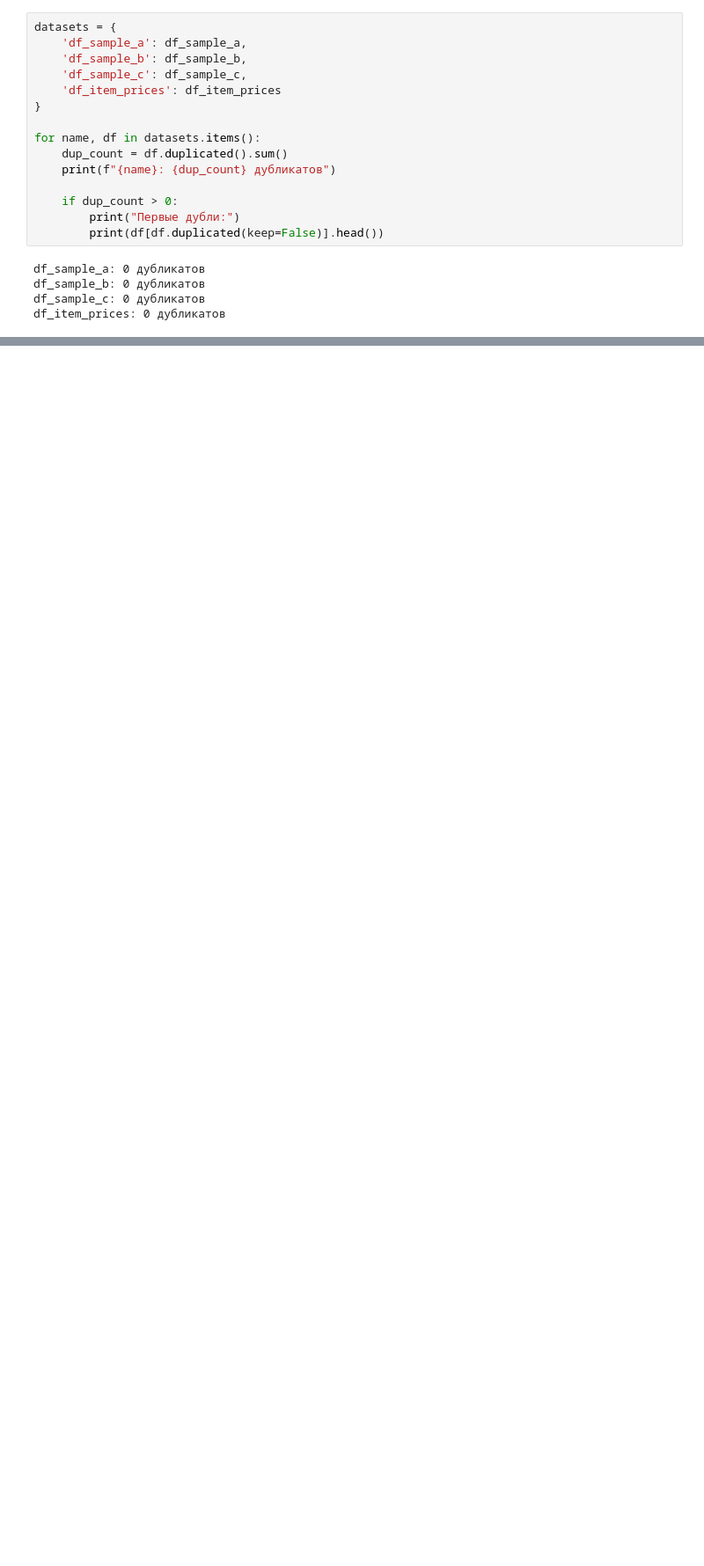
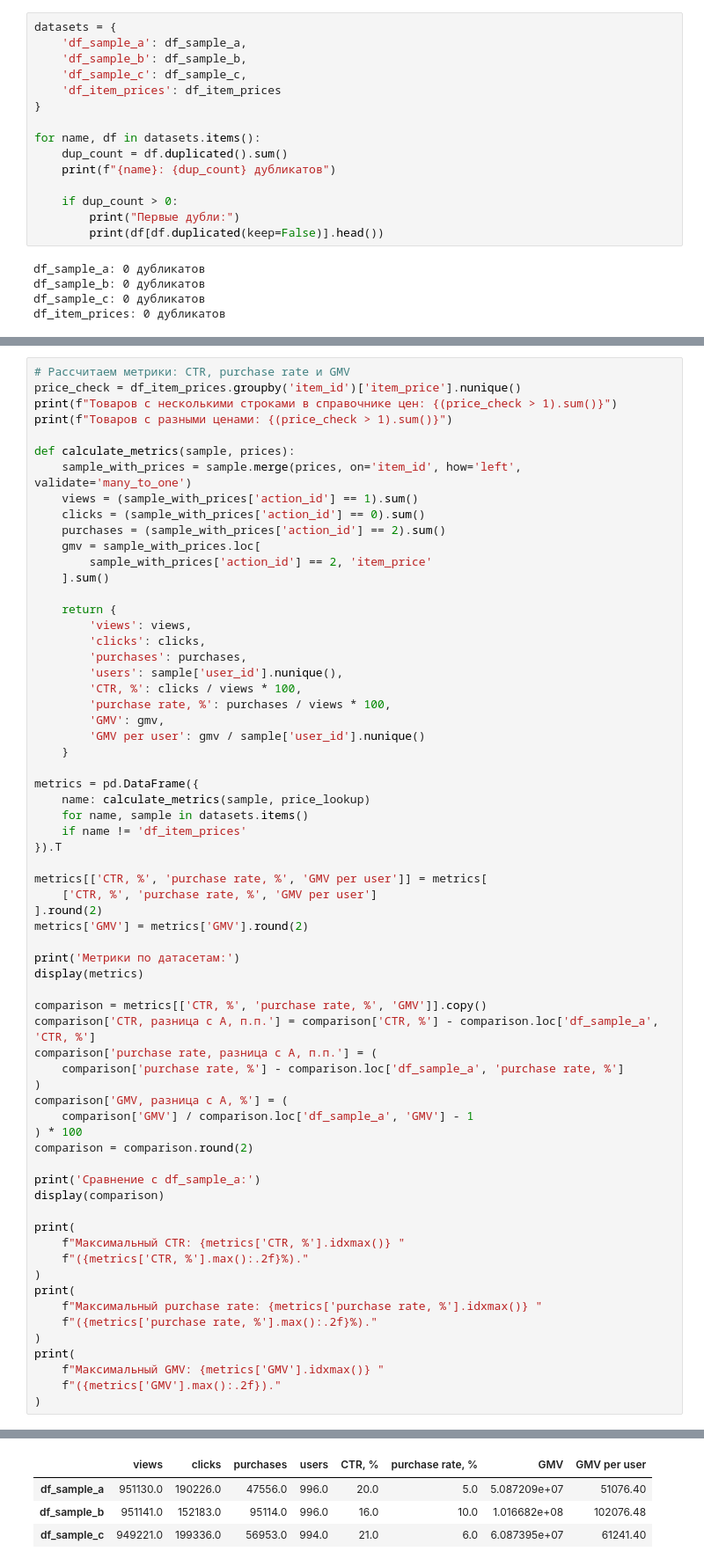
Before and after one commit to tgorbunov/sf_data_science, a Jupyter notebook: Skillfactory_ML/Economic impact assessment and MVP development/MVP-3. A B testing preparation and execution_Homework_TGorbunov.ipynb, the cells around one changed output, grey strips where cells are left out. Shown at 88% size. Saved outputs shown, nothing was run; the diff lists cells and outputs as text; blank space fills up the shorter version.

```diff
--- a/Skillfactory_ML/Economic impact assessment and MVP development/MVP-3. A B testing preparation and execution_Homework_TGorbunov.ipynb
+++ b/Skillfactory_ML/Economic impact assessment and MVP development/MVP-3. A B testing preparation and execution_Homework_TGorbunov.ipynb
@@ -159,0 +430,66 @@ df_item_prices: 0 дубликатов
+# %%
+# Рассчитаем метрики: CTR, purchase rate и GMV
+price_check = df_item_prices.groupby('item_id')['item_price'].nunique()
+print(f"Товаров с несколькими строками в справочнике цен: {(price_check > 1).sum()}")
+print(f"Товаров с разными ценами: {(price_check > 1).sum()}")
+
+def calculate_metrics(sample, prices):
+    sample_with_prices = sample.merge(prices, on='item_id', how='left', validate='many_to_one')
+    views = (sample_with_prices['action_id'] == 1).sum()
+    clicks = (sample_with_prices['action_id'] == 0).sum()
+    purchases = (sample_with_prices['action_id'] == 2).sum()
+    gmv = sample_with_prices.loc[
+        sample_with_prices['action_id'] == 2, 'item_price'
+    ].sum()
+
+    return {
+        'views': views,
+        'clicks': clicks,
+        'purchases': purchases,
+        'users': sample['user_id'].nunique(),
+        'CTR, %': clicks / views * 100,
+        'purchase rate, %': purchases / views * 100,
+        'GMV': gmv,
+        'GMV per user': gmv / sample['user_id'].nunique()
+    }
+
+metrics = pd.DataFrame({
+    name: calculate_metrics(sample, price_lookup)
+    for name, sample in datasets.items()
+    if name != 'df_item_prices'
+}).T
+
+metrics[['CTR, %', 'purchase rate, %', 'GMV per user']] = metrics[
+    ['CTR, %', 'purchase rate, %', 'GMV per user']
+].round(2)
+metrics['GMV'] = metrics['GMV'].round(2)
+
+print('Метрики по датасетам:')
+display(metrics)
+
+comparison = metrics[['CTR, %', 'purchase rate, %', 'GMV']].copy()
+comparison['CTR, разница с A, п.п.'] = comparison['CTR, %'] - comparison.loc['df_sample_a', 'CTR, %']
+comparison['purchase rate, разница с A, п.п.'] = (
+    comparison['purchase rate, %'] - comparison.loc['df_sample_a', 'purchase rate, %']
+)
+comparison['GMV, разница с A, %'] = (
+    comparison['GMV'] / comparison.loc['df_sample_a', 'GMV'] - 1
+) * 100
+comparison = comparison.round(2)
+
+print('Сравнение с df_sample_a:')
+display(comparison)
+
+print(
+    f"Максимальный CTR: {metrics['CTR, %'].idxmax()} "
+    f"({metrics['CTR, %'].max():.2f}%)."
+)
+print(
+    f"Максимальный purchase rate: {metrics['purchase rate, %'].idxmax()} "
+    f"({metrics['purchase rate, %'].max():.2f}%)."
+)
+print(
+    f"Максимальный GMV: {metrics['GMV'].idxmax()} "
+    f"({metrics['GMV'].max():.2f})."
+)
+# %% [output]
@@ -159,0 +499,4 @@ df_item_prices: 0 дубликатов
+|  | views | clicks | purchases | users | CTR, % | purchase rate, % | GMV | GMV per user |
+| df_sample_a | 951130.0 | 190226.0 | 47556.0 | 996.0 | 20.0 | 5.0 | 5.087209e+07 | 51076.40 |
+| df_sample_b | 951141.0 | 152183.0 | 95114.0 | 996.0 | 16.0 | 10.0 | 1.016682e+08 | 102076.48 |
+| df_sample_c | 949221.0 | 199336.0 | 56953.0 | 994.0 | 21.0 | 6.0 | 6.087395e+07 | 61241.40 |
```
Also changed, not shown: parts of 24 cells of this notebook, 1 other file.
